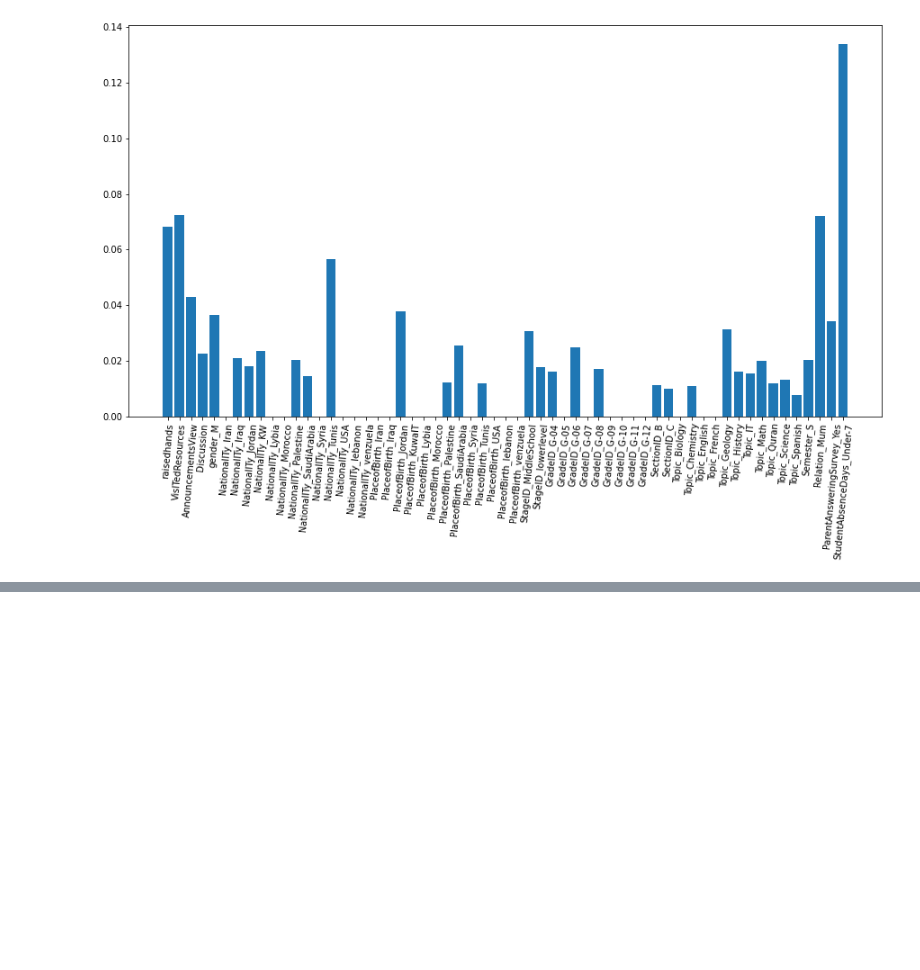
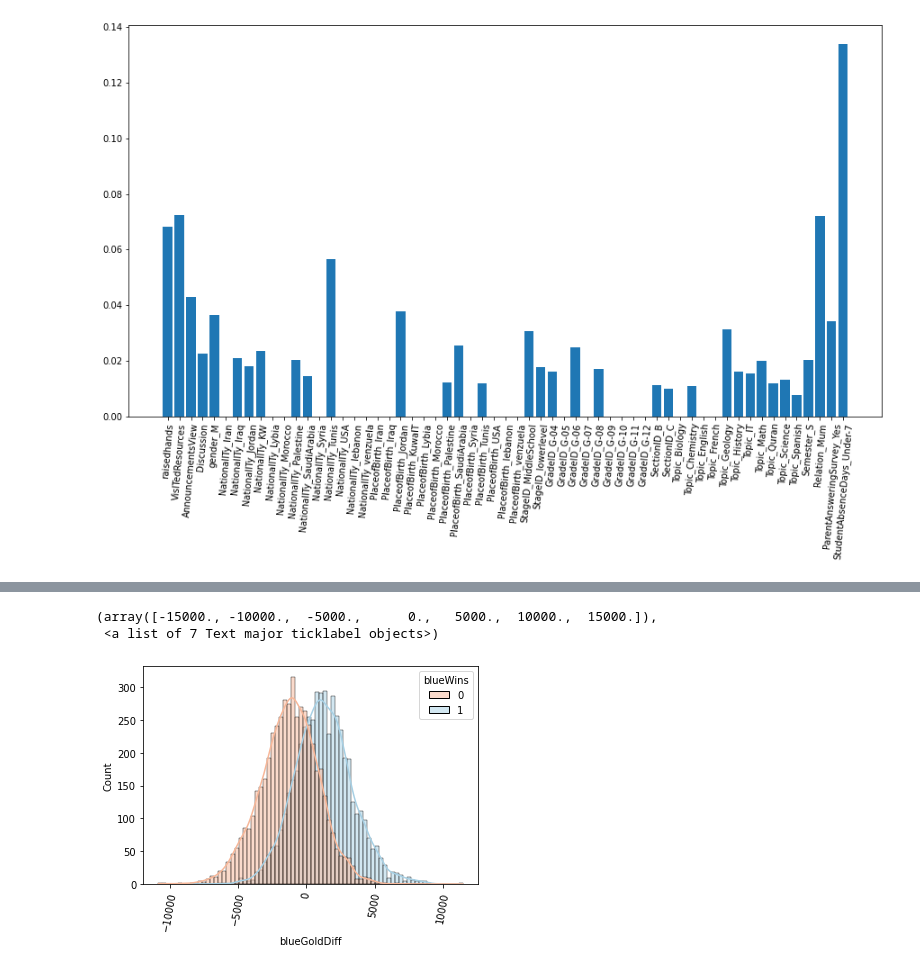
Before and after one commit to spacemaninSeoul/fast_campus_ML300, a Jupyter notebook: ML300_분류파트복습.ipynb, the cells around one changed output, grey strips where cells are left out. Drawn from its saved outputs; the diff is of its cells as text; code cells hidden in the pictures; blank space fills up the shorter version.

```diff
--- a/ML300_분류파트복습.ipynb
+++ b/ML300_분류파트복습.ipynb
@@ -639,0 +771,9 @@ plt.show()
+# %%
+# 각 컬럼와 스일 여부 관계 시각화 하기
+# Seaborn의 countplot() 및 histplot()을 사용해 각 컬럼과 승/패 관계를 시각화하기
+sns.histplot(data=df, x='blueGoldDiff', hue='blueWins', palette='RdBu', kde=True)
+plt.xticks(rotation=80)
+# %% [output]
+(array([-15000., -10000.,  -5000.,      0.,   5000.,  10000.,  15000.]),
+ <a list of 7 Text major ticklabel objects>)
+[figure, added]
```
Also changed, not shown: parts of 89 cells of this notebook.
